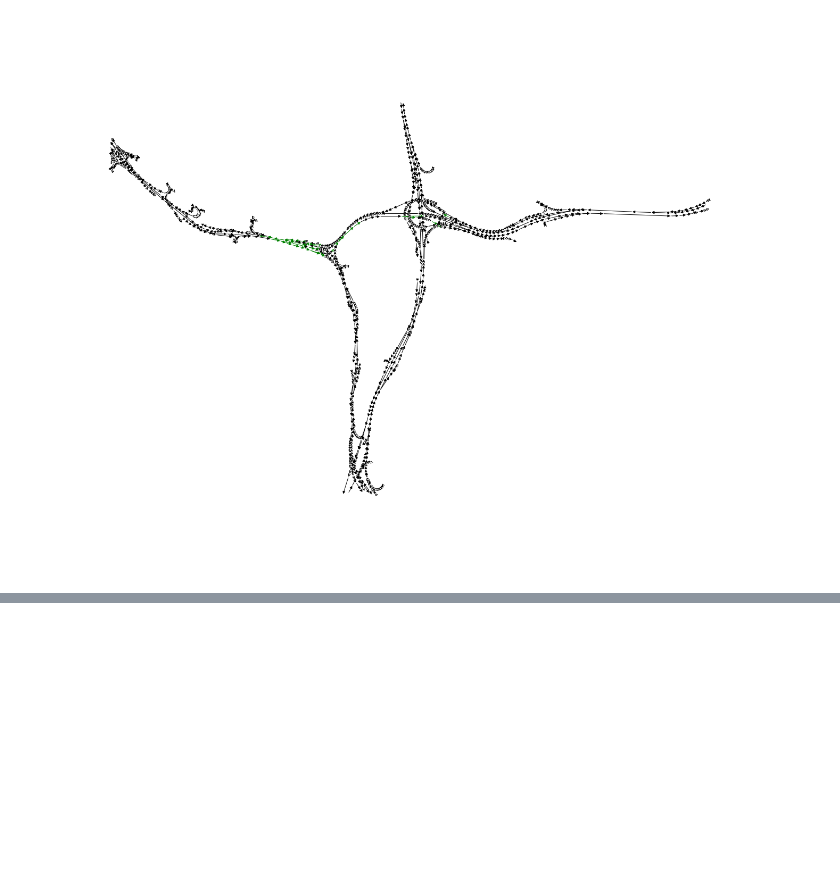
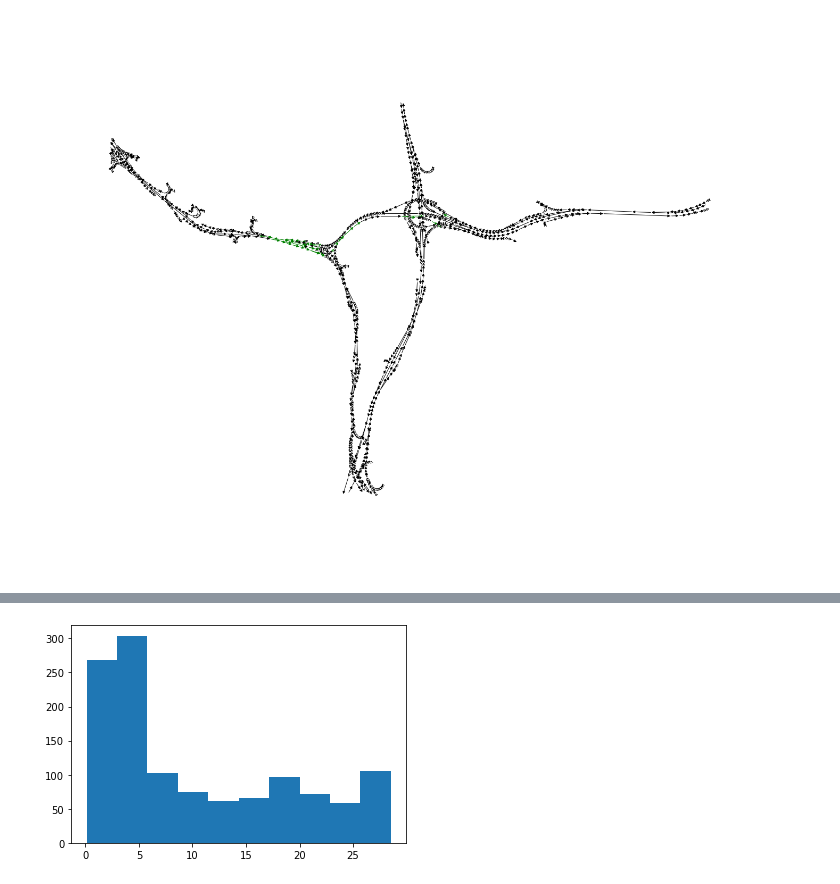
Before and after one commit to arnav-b/sensor-placement, a Jupyter notebook: processing.ipynb, the cells around one changed output, grey strips where cells are left out. Drawn from its saved outputs; the diff is of its cells as text; code cells hidden in the pictures; blank space fills up the shorter version.

```diff
--- a/processing.ipynb
+++ b/processing.ipynb
@@ -393,0 +384,5 @@ nx.draw(G, pos=positions, node_size=1, node_color="white", edge_color=edge_color
+# %%
+plt.hist(pred)
+plt.show()
+# %% [output]
+[figure, added]
```
Also changed, not shown: parts of 6 cells of this notebook, 1 other file.
